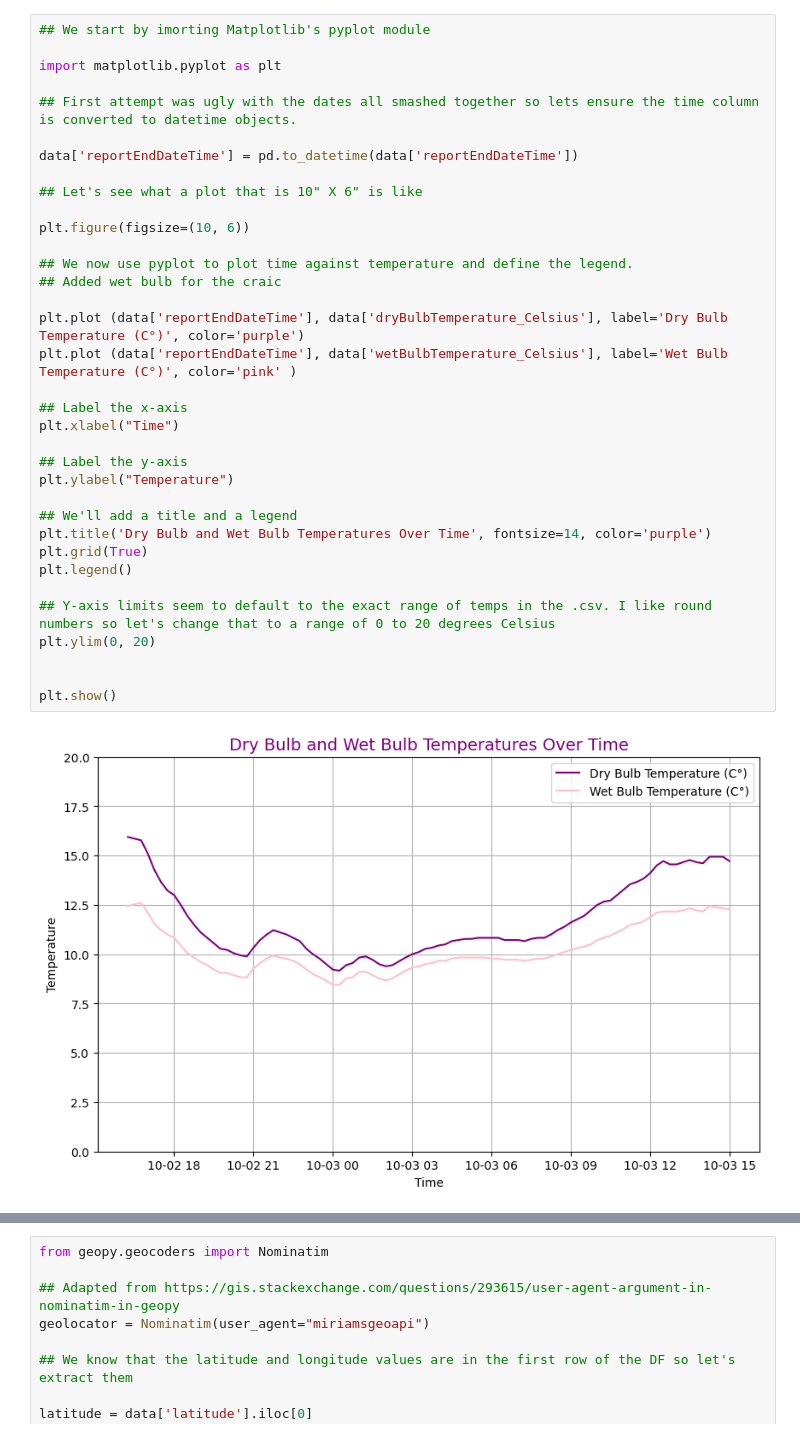
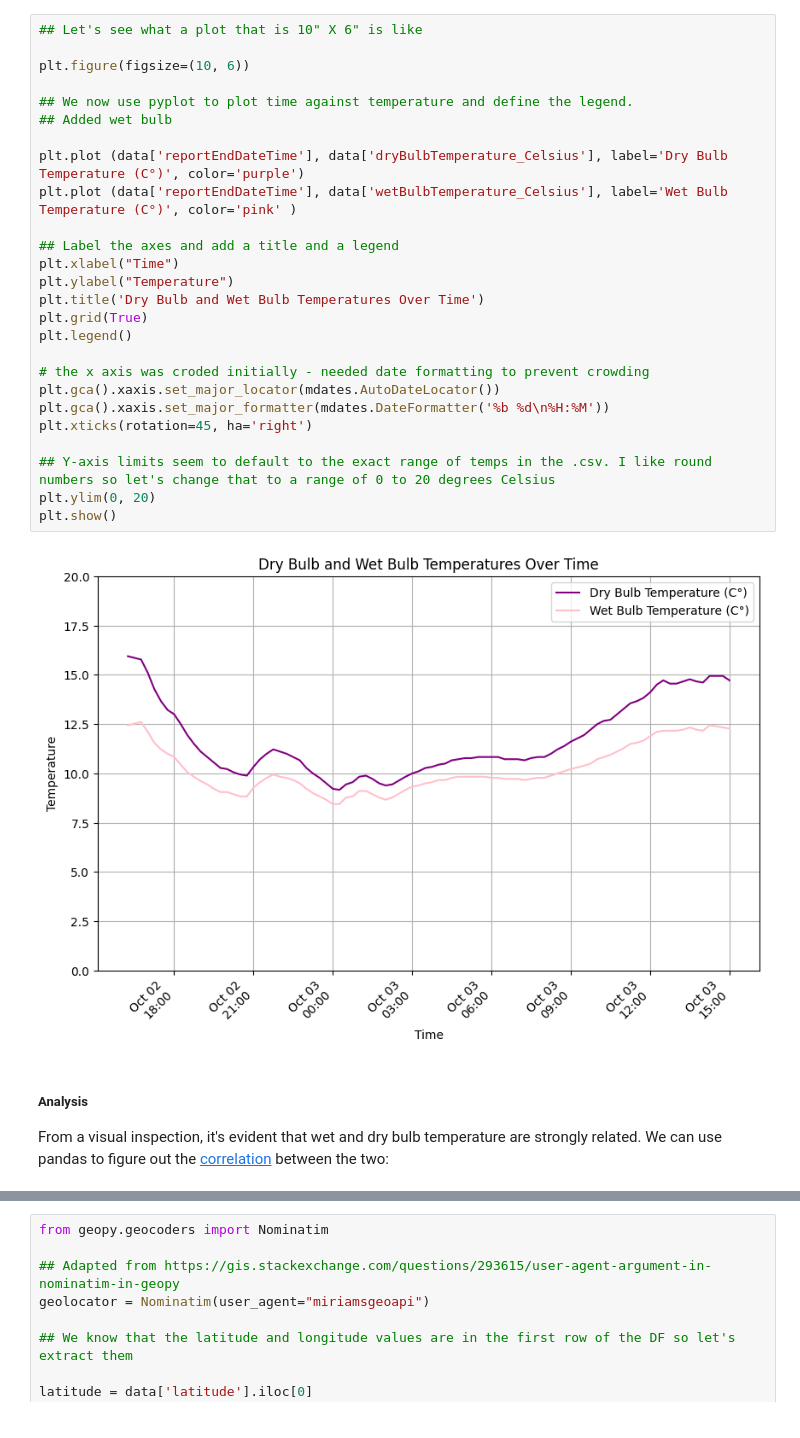
Before and after one commit to miriamroddy/PFDA, a Jupyter notebook: Assignments/assignment2-weather.ipynb, the cells around one changed output, grey strips where cells are left out. Saved outputs shown, nothing was run; the diff lists cells and outputs as text.

```diff
--- a/Assignments/assignment2-weather.ipynb
+++ b/Assignments/assignment2-weather.ipynb
@@ -46,37 +55,31 @@ print(data.head())
 # %%
-## We start by imorting Matplotlib's pyplot module
-
-import matplotlib.pyplot as plt
-
-## First attempt was ugly with the dates all smashed together so lets ensure the time column is converted to datetime objects.
-
-data['reportEndDateTime'] = pd.to_datetime(data['reportEndDateTime'])
-
 ## Let's see what a plot that is 10" X 6" is like
 
 plt.figure(figsize=(10, 6))
 
 ## We now use pyplot to plot time against temperature and define the legend.
-## Added wet bulb for the craic
+## Added wet bulb
 
 plt.plot (data['reportEndDateTime'], data['dryBulbTemperature_Celsius'], label='Dry Bulb Temperature (C°)', color='purple')
 plt.plot (data['reportEndDateTime'], data['wetBulbTemperature_Celsius'], label='Wet Bulb Temperature (C°)', color='pink' )
 
-## Label the x-axis
+## Label the axes and add a title and a legend
 plt.xlabel("Time")
-
-## Label the y-axis
 plt.ylabel("Temperature")
-
-## We'll add a title and a legend
-plt.title('Dry Bulb and Wet Bulb Temperatures Over Time', fontsize=14, color='purple')
+plt.title('Dry Bulb and Wet Bulb Temperatures Over Time')
 plt.grid(True)
 plt.legend()
 
+# the x axis was croded initially - needed date formatting to prevent crowding
+plt.gca().xaxis.set_major_locator(mdates.AutoDateLocator())
+plt.gca().xaxis.set_major_formatter(mdates.DateFormatter('%b %d\n%H:%M'))
+plt.xticks(rotation=45, ha='right')
+
 ## Y-axis limits seem to default to the exact range of temps in the .csv. I like round numbers so let's change that to a range of 0 to 20 degrees Celsius
 plt.ylim(0, 20)
-
-
 plt.show()
 # %% [output]
-[figure, old version]
+[figure, new version]
+# %% [markdown]
+##### Analysis
+From a visual inspection, it's evident that wet and dry bulb temperature are strongly related. We can use pandas to figure out the [correlation](https://pandas.pydata.org/docs/reference/api/pandas.DataFrame.corr.html) between the two:
```
Also changed, not shown: parts of 12 cells of this notebook, 1 other file.
